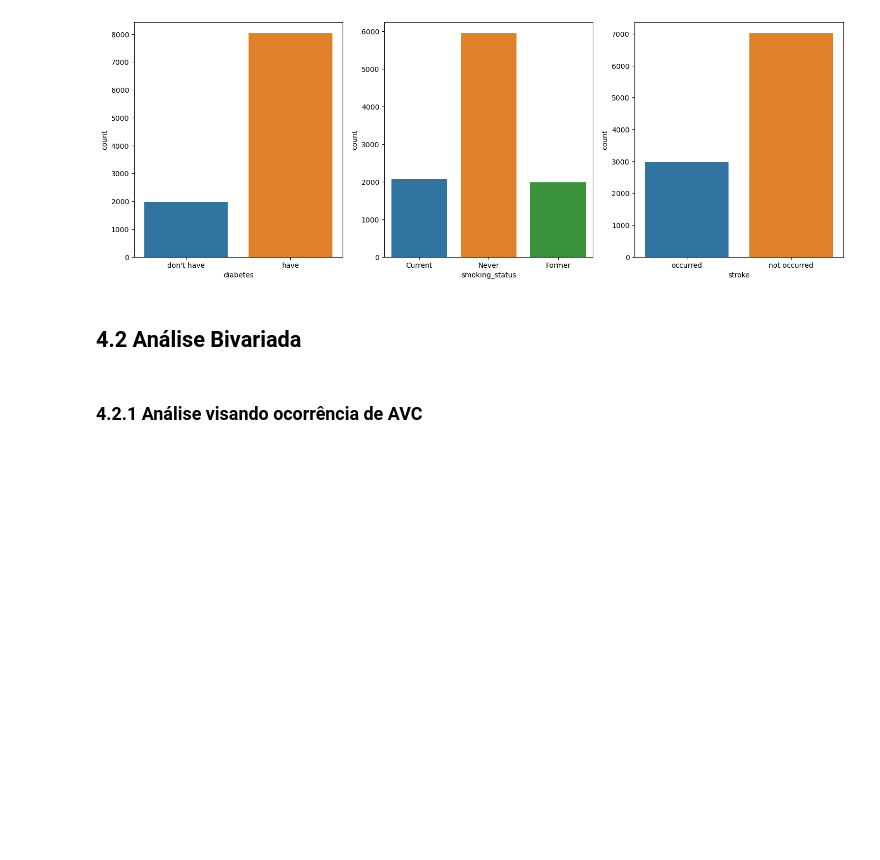
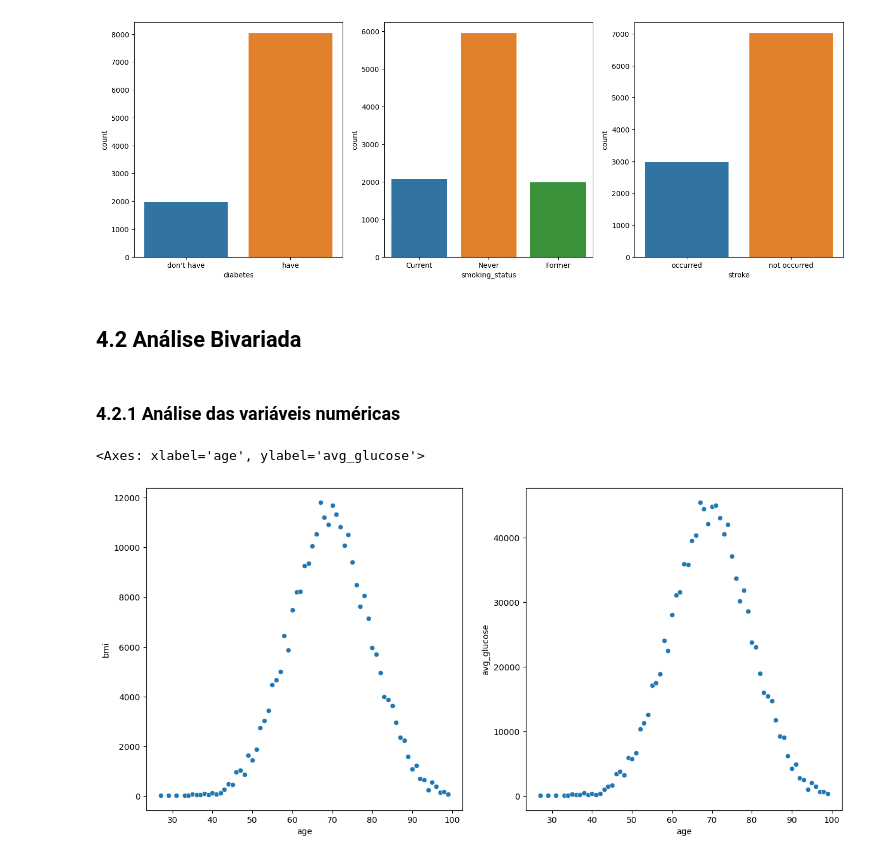
Before and after one commit to P-E-N-T-E-S/Analise-Dados-AVC, a Jupyter notebook: Stroke_analytics.ipynb, the cells around one changed output. Saved outputs shown, nothing was run; the diff lists cells and outputs as text; code cells hidden in the pictures; blank space fills up the shorter version.

```diff
--- a/Stroke_analytics.ipynb
+++ b/Stroke_analytics.ipynb
@@ -255,4 +258,16 @@ sns.countplot(x = "stroke", data=df_cat)
 # %%
 df3 = df2.copy()
 # %% [markdown]
-### 4.2.1 Análise visando ocorrência de AVC
+### 4.2.1 Análise das variáveis numéricas
+# %%
+plt.figure(figsize=(15,7))
+plt.subplot(1,2,1)
+aux1 = df3[["age", "bmi"]].groupby("age").sum().reset_index()
+sns.scatterplot(data=aux1, x="age", y="bmi")
+
+plt.subplot(1,2,2)
+aux2 = df3[["age", "avg_glucose"]].groupby("age").sum().reset_index()
+sns.scatterplot(data=aux2, x="age", y="avg_glucose")
+# %% [output]
+<Axes: xlabel='age', ylabel='avg_glucose'>
+[figure, added]
```
Also changed, not shown: parts of 9 cells of this notebook.
